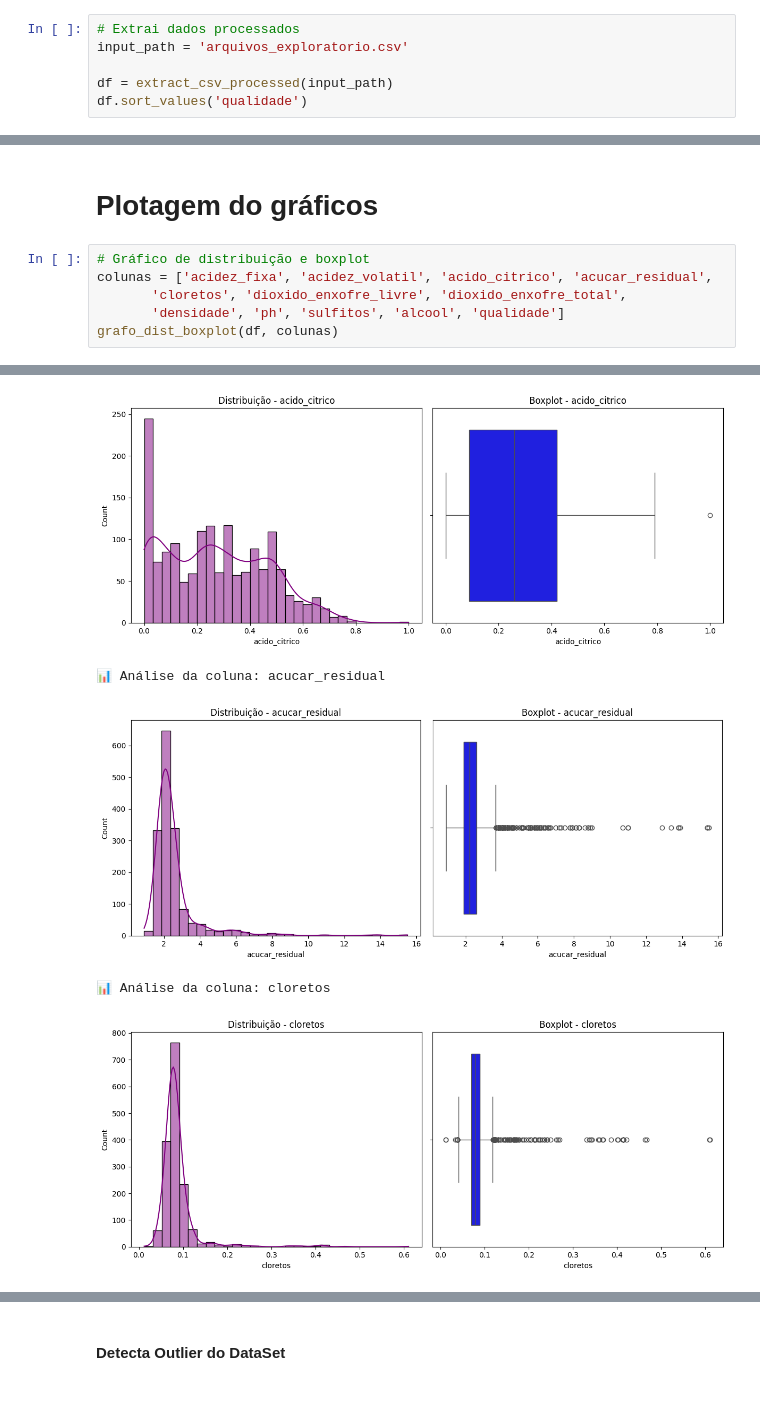
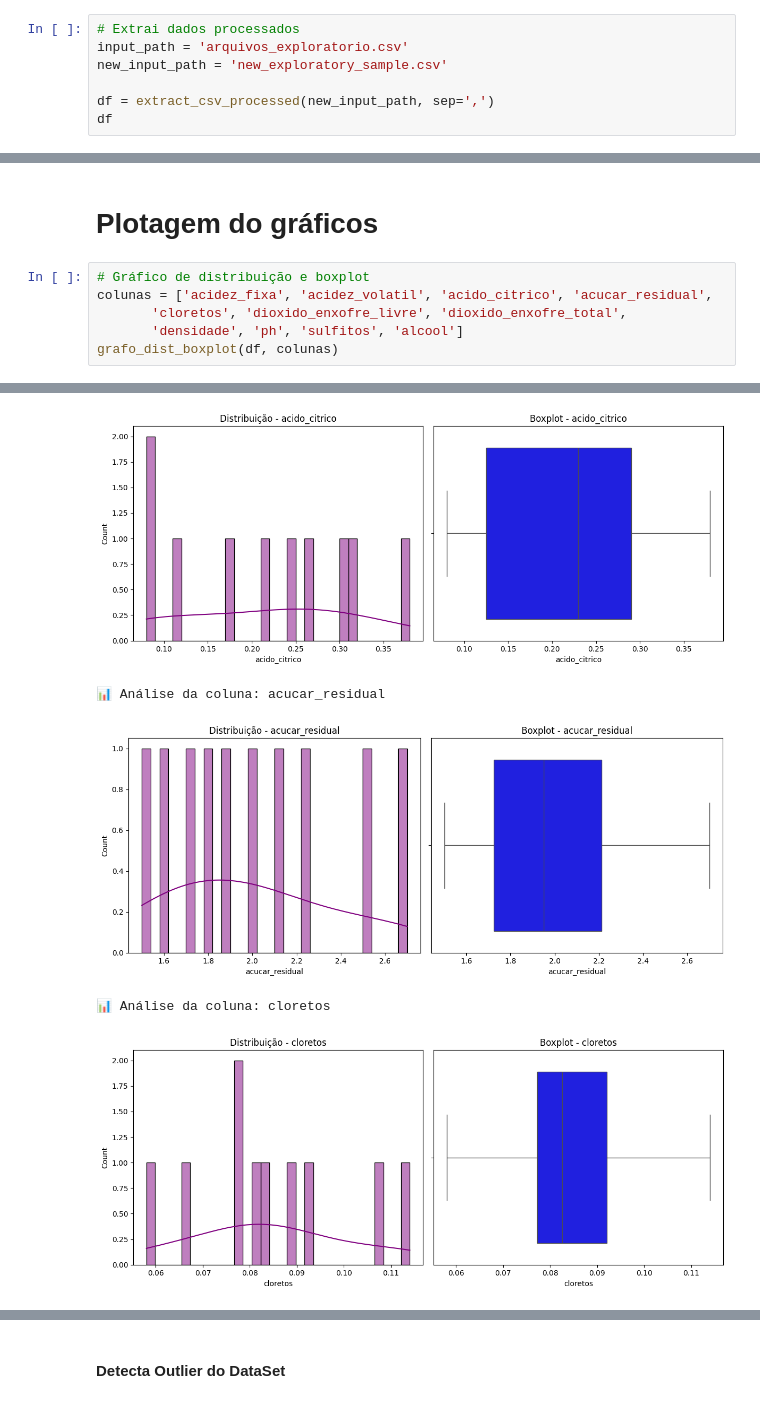
Before and after one commit to JacksonvBarbosa/Analise_qualidade_vinhos, a Jupyter notebook: notebooks/exploracao_dos_dados.ipynb, the cells around one changed output, grey strips where cells are left out. Cells and saved outputs as stored; diff of their text form.

```diff
--- a/notebooks/exploracao_dos_dados.ipynb
+++ b/notebooks/exploracao_dos_dados.ipynb
@@ -38,8 +38,9 @@ from analise_qualidade_vinhos.config import DATA_PROCESSED
 # %%
 # Extrai dados processados
 input_path = 'arquivos_exploratorio.csv'
+new_input_path = 'new_exploratory_sample.csv'
 
-df = extract_csv_processed(input_path)
-df.sort_values('qualidade')
+df = extract_csv_processed(new_input_path, sep=',')
+df
 # %% [output]
 |  | acidez_fixa | acidez_volatil | acido_citrico | acucar_residual | cloretos | dioxido_enxofre_livre | ... |
@@ -145,7 +140,7 @@ remove_duplicates(df)
 # Gráfico de distribuição e boxplot
 colunas = ['acidez_fixa', 'acidez_volatil', 'acido_citrico', 'acucar_residual',
        'cloretos', 'dioxido_enxofre_livre', 'dioxido_enxofre_total',
-       'densidade', 'ph', 'sulfitos', 'alcool', 'qualidade']
+       'densidade', 'ph', 'sulfitos', 'alcool']
 grafo_dist_boxplot(df, colunas)
 # %% [output]
 📊 Análise da coluna: acidez_fixa
@@ -155,7 +150,7 @@ grafo_dist_boxplot(df, colunas)
 📊 Análise da coluna: acido_citrico
-[figure, old version]
+[figure, new version]
 📊 Análise da coluna: acucar_residual
-[figure, old version]
+[figure, new version]
 📊 Análise da coluna: cloretos
-[figure, old version]
+[figure, new version]
 📊 Análise da coluna: dioxido_enxofre_livre
```
Also changed, not shown: parts of 20 cells of this notebook, 57 other files.
